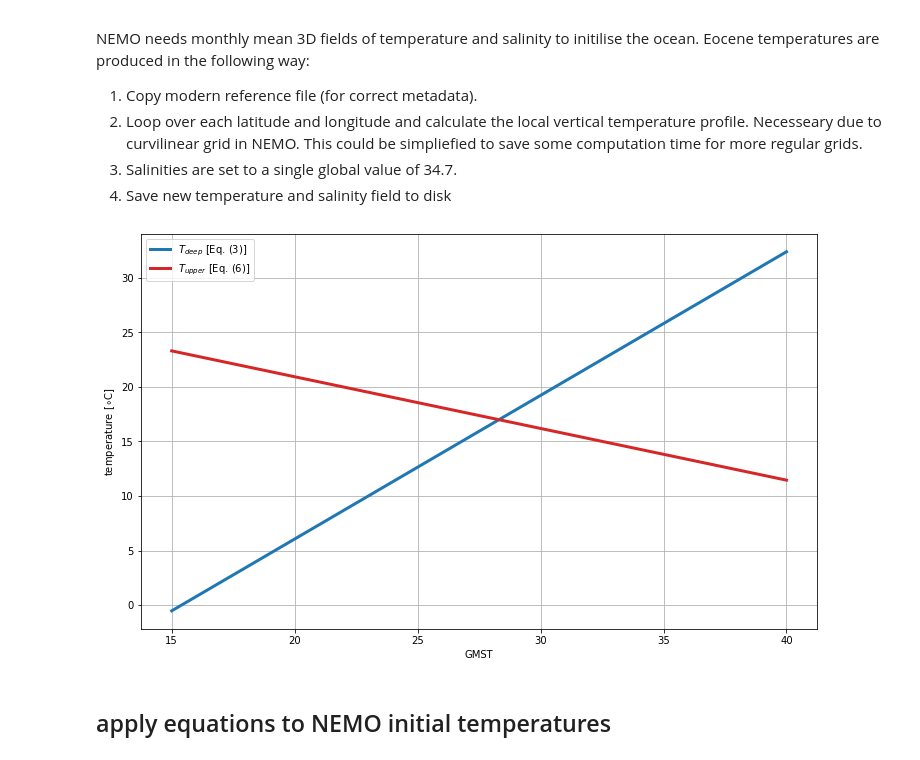
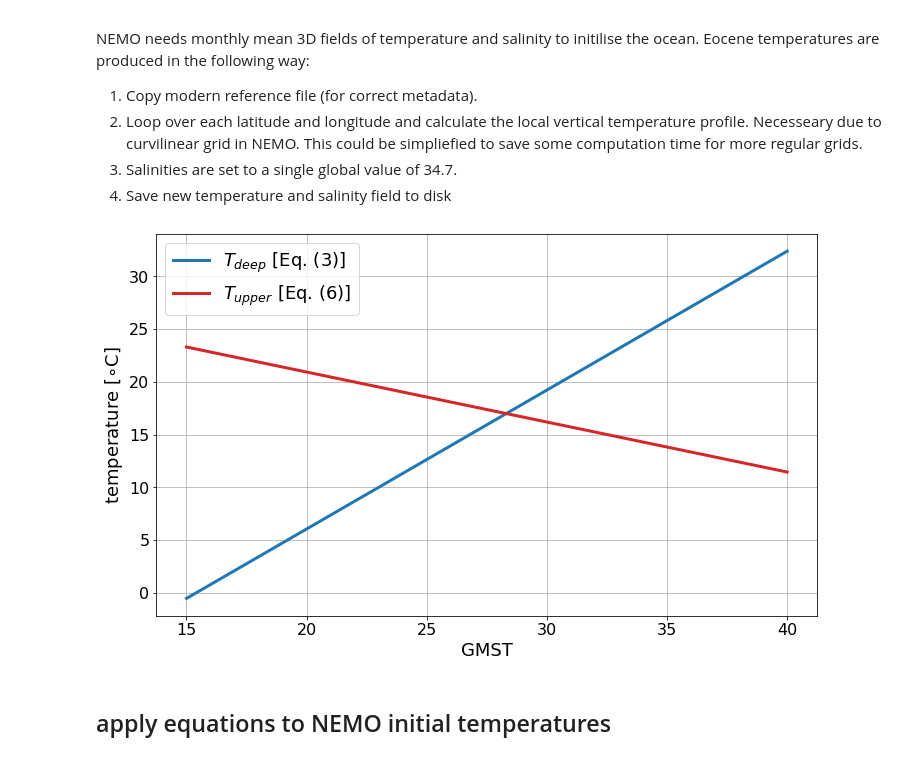
Before and after one commit to sebsteinig/PaleoOceanStarter, a Jupyter notebook: initial_ocean_TS.ipynb, the cells around one changed output. Drawn from its saved outputs; the diff is of its cells as text; code cells hidden in the pictures.

```diff
--- a/initial_ocean_TS.ipynb
+++ b/initial_ocean_TS.ipynb
@@ -74,38 +74,39 @@ weights = np.cos(np.radians(lats))
 def calc_T_deep(GMST):
     return (GMST - 15.4) / 0.76
 
 def calc_T_upper(gmst, T_deep):
     weighted_sum = np.sum(weights * weights**2)
     average_weight = np.sum(weights)
     T_upper = (gmst - T_deep) / (weighted_sum / average_weight)
     return T_upper
 
 # generate results for GMST's between 0 to 40
 GMST_values = np.linspace(15, 40, 400)
 
 # compute T_deep for each GMST value
 T_deep_values = calc_T_deep(GMST_values)
 
 # compute T_upper for each GMST value
 T_upper_values = calc_T_upper(GMST_values, T_deep_values)
 
 # Plotting
 figrad, axs = plt.subplots(1, 1, figsize=(10,6), constrained_layout=True)
 
 axs.plot(GMST_values, T_deep_values, label=r'$T_{deep}$ [Eq. (3)]', color='tab:blue', linewidth=3)
 axs.plot(GMST_values, T_upper_values, label=r'$T_{upper}$ [Eq. (6)]', color='tab:red', linewidth=3)
 
-axs.set_xlabel('GMST')
-axs.set_ylabel('temperature [$\circ}$C]')
+axs.set_xlabel('GMST',fontsize=18)
+axs.set_ylabel('temperature [$\circ}$C]',fontsize=18)
+plt.tick_params(axis='both', which='major', labelsize=16)
 
-axs.legend()
+axs.legend(fontsize=18)
 axs.grid(True)
 
-plt.savefig(outputDir + '/T_deep_and_T_upper_vs_GMST.pdf', format='pdf')
+plt.savefig(outputDir + '/T_deep_and_T_upper_vs_GMST.png', dpi=300, facecolor='white')
 
 plt.show()
 # %% [output]
-[figure, old version]
+[figure, new version]
 # %% [markdown]
 ## apply equations to NEMO initial temperatures
 # %%
```
Also changed, not shown: parts of 1 cell of this notebook.
